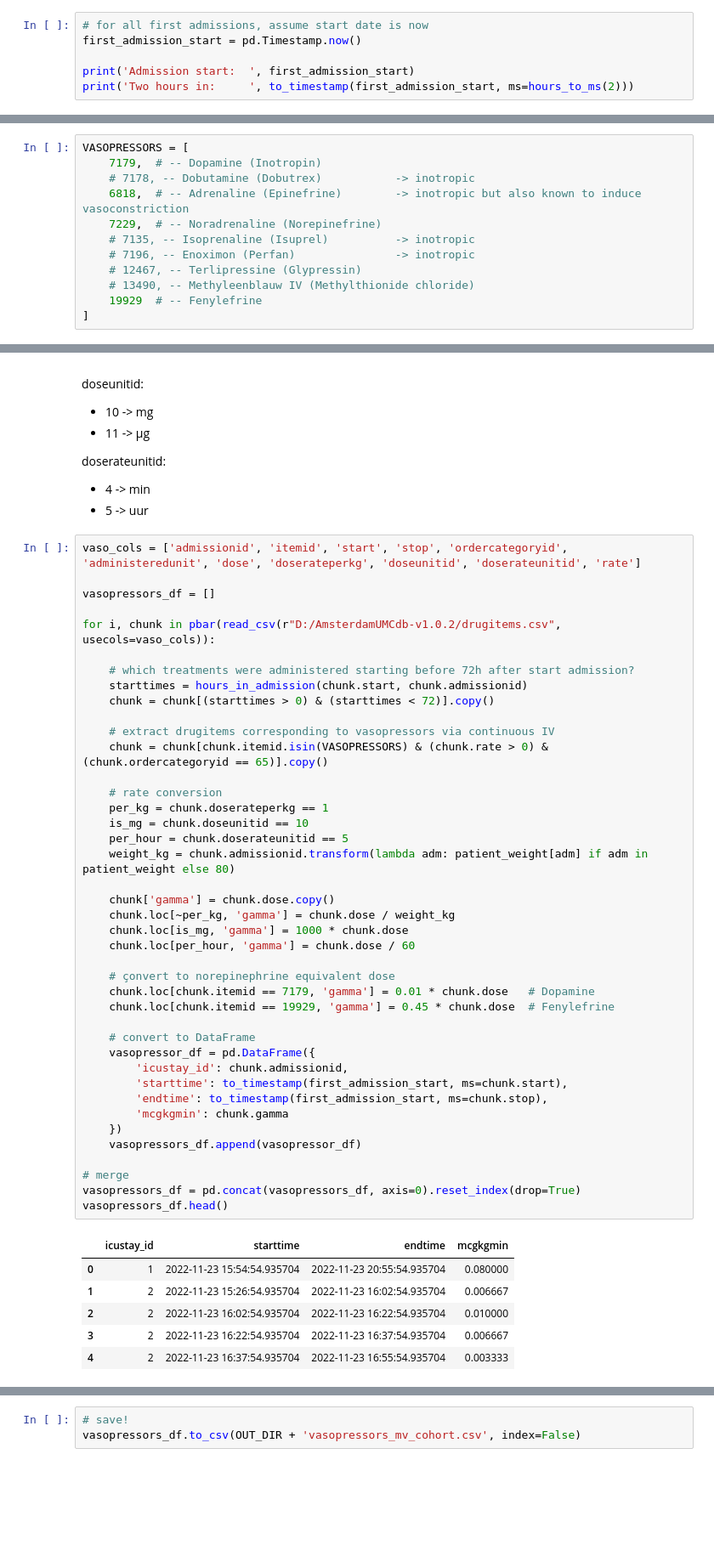
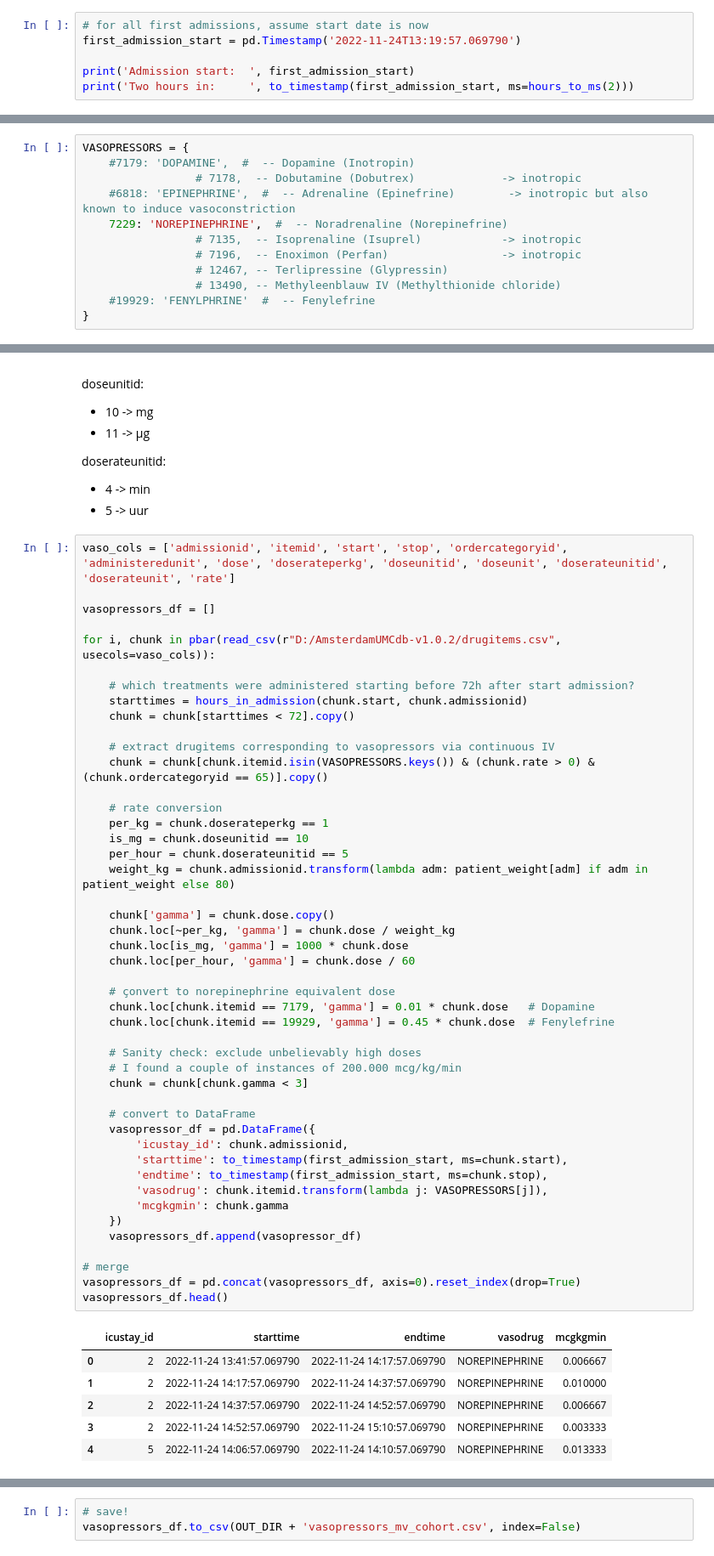
Before and after one commit to thomas097/Haemodynamic-Optimization-Reinforcement-Learning, a Jupyter notebook: data/amsterdam-umc-db/DataExtraction_AmsterdamUMCdb_AllAdmissions.ipynb, the cells around one changed output, grey strips where cells are left out. Shown at 85% size. Drawn from its saved outputs; the diff is of its cells as text; blank space fills up the shorter version.

```diff
--- a/data/amsterdam-umc-db/DataExtraction_AmsterdamUMCdb_AllAdmissions.ipynb
+++ b/data/amsterdam-umc-db/DataExtraction_AmsterdamUMCdb_AllAdmissions.ipynb
@@ -92,7 +93,7 @@ def hours_in_admission(ms, admissionid):
     return ms_to_hours(ms - ms_since_first_admission)
 # %%
 # for all first admissions, assume start date is now
-first_admission_start = pd.Timestamp.now()
+first_admission_start = pd.Timestamp('2022-11-24T13:19:57.069790')
 
 print('Admission start:  ', first_admission_start)
 print('Two hours in:     ', to_timestamp(first_admission_start, ms=hours_to_ms(2)))
@@ -1285,17 +1286,17 @@ Sources:
 
 Exclude *inotropes* which may be used to increase heart rate
 # %%
-VASOPRESSORS = [
-    7179,  # -- Dopamine (Inotropin)
-    # 7178, -- Dobutamine (Dobutrex)           -> inotropic
-    6818,  # -- Adrenaline (Epinefrine)        -> inotropic but also known to induce vasoconstriction
-    7229,  # -- Noradrenaline (Norepinefrine)
-    # 7135, -- Isoprenaline (Isuprel)          -> inotropic
-    # 7196, -- Enoximon (Perfan)               -> inotropic
-    # 12467, -- Terlipressine (Glypressin)
-    # 13490, -- Methyleenblauw IV (Methylthionide chloride)
-    19929  # -- Fenylefrine
-]
+VASOPRESSORS = {
+    #7179: 'DOPAMINE',  #  -- Dopamine (Inotropin)
+                 # 7178,  -- Dobutamine (Dobutrex)             -> inotropic
+    #6818: 'EPINEPHRINE',  #  -- Adrenaline (Epinefrine)        -> inotropic but also known to induce vasoconstriction
+    7229: 'NOREPINEPHRINE',  #  -- Noradrenaline (Norepinefrine)
+                 # 7135,  -- Isoprenaline (Isuprel)            -> inotropic
+                 # 7196,  -- Enoximon (Perfan)                 -> inotropic
+                 # 12467, -- Terlipressine (Glypressin)
+                 # 13490, -- Methyleenblauw IV (Methylthionide chloride)
+    #19929: 'FENYLPHRINE'  #  -- Fenylefrine
+}
 # %% [markdown]
 #### Extracting weight of patients
 To compute the vasopressor dose in mcg/kg/min we need to know the weight of the patient in kg. We determine the approximate weight of the patient using the `weightgroup` entry in `admissions.csv` and the weight definitions in `WEIGHT_GROUPS` above.
@@ -1335,7 +1336,7 @@ doserateunitid:
  - 4 -> min
  - 5 -> uur
 # %%
-vaso_cols = ['admissionid', 'itemid', 'start', 'stop', 'ordercategoryid', 'administeredunit', 'dose', 'doserateperkg', 'doseunitid', 'doserateunitid', 'rate']
+vaso_cols = ['admissionid', 'itemid', 'start', 'stop', 'ordercategoryid', 'administeredunit', 'dose', 'doserateperkg', 'doseunitid', 'doseunit', 'doserateunitid', 'doserateunit', 'rate']
 
 vasopressors_df = []
 
@@ -1343,42 +1344,47 @@ for i, chunk in pbar(read_csv(r"D:/AmsterdamUMCdb-v1.0.2/drugitems.csv", usecols
 
     # which treatments were administered starting before 72h after start admission?
     starttimes = hours_in_admission(chunk.start, chunk.admissionid)
-    chunk = chunk[(starttimes > 0) & (starttimes < 72)].copy()
+    chunk = chunk[starttimes < 72].copy()
 
     # extract drugitems corresponding to vasopressors via continuous IV
-    chunk = chunk[chunk.itemid.isin(VASOPRESSORS) & (chunk.rate > 0) & (chunk.ordercategoryid == 65)].copy()
+    chunk = chunk[chunk.itemid.isin(VASOPRESSORS.keys()) & (chunk.rate > 0) & (chunk.ordercategoryid == 65)].copy()
 
     # rate conversion
     per_kg = chunk.doserateperkg == 1
     is_mg = chunk.doseunitid == 10
     per_hour = chunk.doserateunitid == 5
     weight_kg = chunk.admissionid.transform(lambda adm: patient_weight[adm] if adm in patient_weight else 80)
 
     chunk['gamma'] = chunk.dose.copy()
     chunk.loc[~per_kg, 'gamma'] = chunk.dose / weight_kg
     chunk.loc[is_mg, 'gamma'] = 1000 * chunk.dose
     chunk.loc[per_hour, 'gamma'] = chunk.dose / 60
 
     # çonvert to norepinephrine equivalent dose
     chunk.loc[chunk.itemid == 7179, 'gamma'] = 0.01 * chunk.dose   # Dopamine
     chunk.loc[chunk.itemid == 19929, 'gamma'] = 0.45 * chunk.dose  # Fenylefrine
 
+    # Sanity check: exclude unbelievably high doses
+    # I found a couple of instances of 200.000 mcg/kg/min
+    chunk = chunk[chunk.gamma < 3]
+
     # convert to DataFrame
     vasopressor_df = pd.DataFrame({
         'icustay_id': chunk.admissionid,
         'starttime': to_timestamp(first_admission_start, ms=chunk.start),
         'endtime': to_timestamp(first_admission_start, ms=chunk.stop),
+        'vasodrug': chunk.itemid.transform(lambda j: VASOPRESSORS[j]),
         'mcgkgmin': chunk.gamma
     })
     vasopressors_df.append(vasopressor_df)
 
 # merge
 vasopressors_df = pd.concat(vasopressors_df, axis=0).reset_index(drop=True)
 vasopressors_df.head()
 # %% [output]
-|  | icustay_id | starttime | endtime | mcgkgmin |
-| 0 | 1 | 2022-11-23 15:54:54.935704 | 2022-11-23 20:55:54.935704 | 0.080000 |
-| 1 | 2 | 2022-11-23 15:26:54.935704 | 2022-11-23 16:02:54.935704 | 0.006667 |
-| 2 | 2 | 2022-11-23 16:02:54.935704 | 2022-11-23 16:22:54.935704 | 0.010000 |
-| 3 | 2 | 2022-11-23 16:22:54.935704 | 2022-11-23 16:37:54.935704 | 0.006667 |
-| 4 | 2 | 2022-11-23 16:37:54.935704 | 2022-11-23 16:55:54.935704 | 0.003333 |
+|  | icustay_id | starttime | endtime | vasodrug | mcgkgmin |
+| 0 | 2 | 2022-11-24 13:41:57.069790 | 2022-11-24 14:17:57.069790 | NOREPINEPHRINE | 0.006667 |
+| 1 | 2 | 2022-11-24 14:17:57.069790 | 2022-11-24 14:37:57.069790 | NOREPINEPHRINE | 0.010000 |
+| 2 | 2 | 2022-11-24 14:37:57.069790 | 2022-11-24 14:52:57.069790 | NOREPINEPHRINE | 0.006667 |
+| 3 | 2 | 2022-11-24 14:52:57.069790 | 2022-11-24 15:10:57.069790 | NOREPINEPHRINE | 0.003333 |
+| 4 | 5 | 2022-11-24 14:06:57.069790 | 2022-11-24 14:10:57.069790 | NOREPINEPHRINE | 0.013333 |
```
Also changed, not shown: parts of 9 cells of this notebook.
